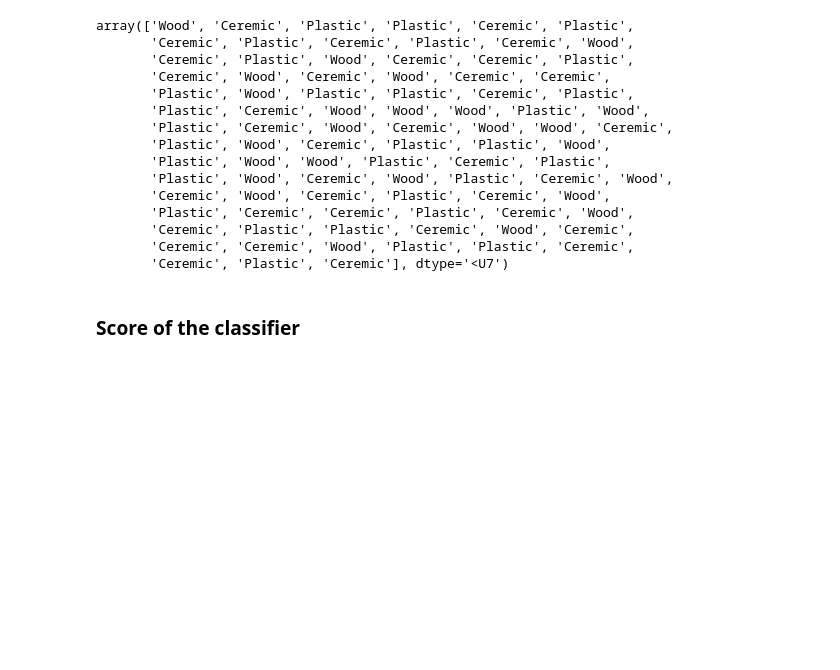
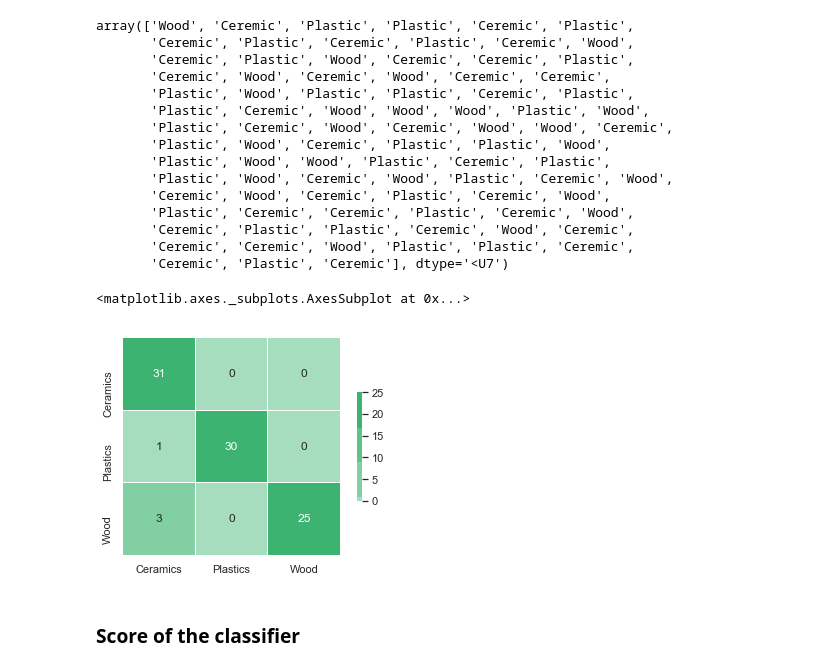
Before and after one commit to AnshulHedau/Pehchaan-The-Identifier, a Jupyter notebook: Data_Analysis_Python/Data Classification.ipynb, the cells around one changed output. Cells and saved outputs as stored; diff of their text form; code cells hidden in the pictures; blank space fills up the shorter version.

Commit message:
Added Confusion Matrix

```diff
--- a/Data_Analysis_Python/Data Classification.ipynb
+++ b/Data_Analysis_Python/Data Classification.ipynb
@@ -538,7 +538,7 @@ x_train, x_test, y_train, y_test = train_test_split(x_train_array, y_train_array
 ### Initialising Machine Learning algorithm
 # %%
 clf = svm.SVC(probability=True,degree=11)
-clf.fit(x_train_array, y_train_array)
+clf.fit(x_train, y_train)
 # %% [output]
 SVC(C=1.0, cache_size=200, class_weight=None, coef0=0.0,
   decision_function_shape='ovr', degree=11, gamma='auto', kernel='rbf',
@@ -604,6 +604,21 @@ array(['Wood', 'Ceremic', 'Plastic', 'Plastic', 'Ceremic', 'Plastic',
        'Ceremic', 'Plastic', 'Plastic', 'Ceremic', 'Wood', 'Ceremic',
        'Ceremic', 'Ceremic', 'Wood', 'Plastic', 'Plastic', 'Ceremic',
        'Ceremic', 'Plastic', 'Ceremic'], dtype='<U7')
+# %%
+y_pred = clf.predict(x_test)
+y_true = y_test
+from sklearn.metrics import confusion_matrix
+corr = confusion_matrix(y_true, y_pred, labels=["Ceremic", "Plastic", "Wood"])
+# %%
+cmap = sns.light_palette("mediumseagreen")
+mask = np.zeros_like(corr, dtype=np.bool)
+sns.heatmap(corr, mask=mask, cmap=cmap, vmax=25, center=1,
+            square=True, linewidths=.1, cbar_kws={"shrink": .5}
+            ,annot=True,xticklabels=['Ceramics', 'Plastics', 'Wood']
+            , yticklabels=['Ceramics', 'Plastics', 'Wood'] )
+# %% [output]
+<matplotlib.axes._subplots.AxesSubplot at 0x...>
+[figure, added]
 # %% [markdown]
 ### Score of the classifier
 # %%
```
Also changed, not shown: parts of 2 cells of this notebook.
